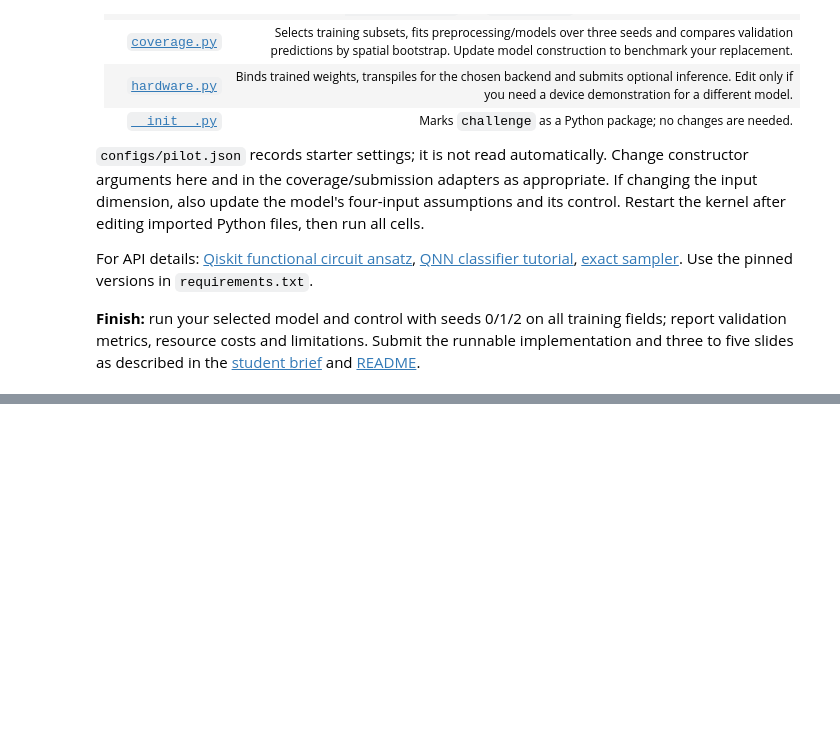
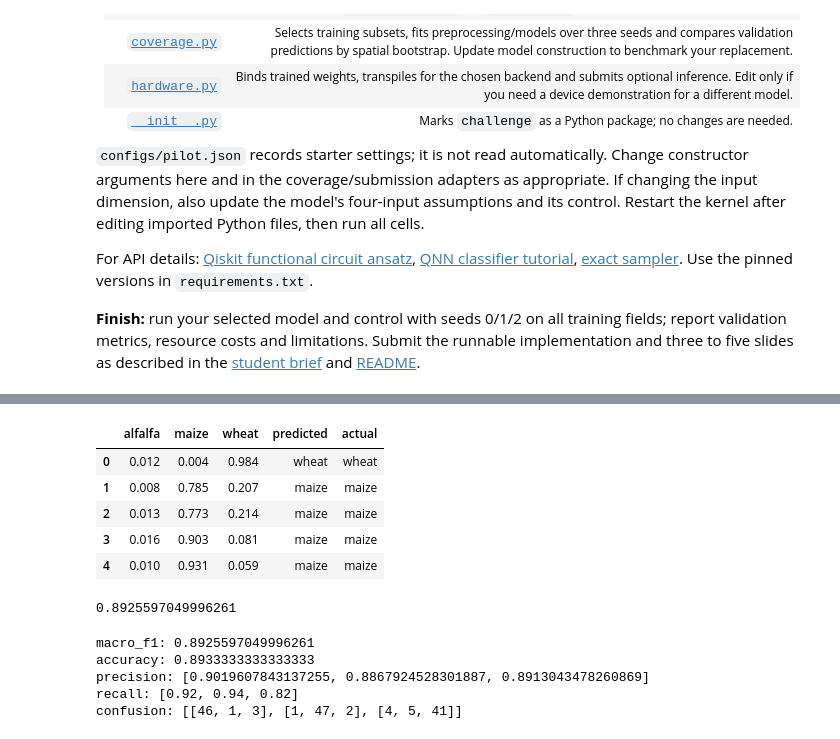
Before and after one commit to ahmedsaib/quanto, a Jupyter notebook: notebooks/Qiskit_QuantumAfrica_Crop_Challenge.ipynb, the cells around one changed output, grey strips where cells are left out. Saved outputs shown, nothing was run; the diff lists cells and outputs as text; code cells hidden in the pictures; blank space fills up the shorter version.

```diff
--- a/notebooks/Qiskit_QuantumAfrica_Crop_Challenge.ipynb
+++ b/notebooks/Qiskit_QuantumAfrica_Crop_Challenge.ipynb
@@ -349,0 +462,35 @@ for label, model_name in [('reps=1 (qnn)', 'qnn'), ('reps=2 (qnn_reps2)', 'qnn_r
+# %%
+import importlib, challenge.models
+importlib.reload(challenge.models)
+from challenge.models import QuantumKernelClassifier
+
+qk = QuantumKernelClassifier(LABELS, C=0.25).fit(A[index], starter.target.to_numpy(), seed=0)
+probs = qk.predict_proba(B[:5])
+
+df_probs = pd.DataFrame(probs, columns=LABELS)
+df_probs['predicted'] = qk.predict(B[:5])
+df_probs['actual'] = validation.target.iloc[:5].to_numpy()
+display(df_probs.round(3))
+# %% [output]
+|  | alfalfa | maize | wheat | predicted | actual |
+| 0 | 0.012 | 0.004 | 0.984 | wheat | wheat |
+| 1 | 0.008 | 0.785 | 0.207 | maize | maize |
+| 2 | 0.013 | 0.773 | 0.214 | maize | maize |
+| 3 | 0.016 | 0.903 | 0.081 | maize | maize |
+| 4 | 0.010 | 0.931 | 0.059 | maize | maize |
+# %%
+from challenge.submission import Submission
+sub = Submission().fit(A[index], starter.target.to_numpy(), seed=0)
+print(score(validation.target, sub.predict(B), LABELS)['macro_f1'])
+# %% [output]
+0.8925597049996261
+# %%
+qk_metrics = [r for r in runs if r['model'] == 'quantum_kernel'][0]['metrics']
+for k in ['macro_f1', 'accuracy', 'precision', 'recall', 'confusion']:
+    print(f"{k}: {qk_metrics[k]}")
+# %% [output]
+macro_f1: 0.8925597049996261
+accuracy: 0.8933333333333333
+precision: [0.9019607843137255, 0.8867924528301887, 0.8913043478260869]
+recall: [0.92, 0.94, 0.82]
+confusion: [[46, 1, 3], [1, 47, 2], [4, 5, 41]]
```
Also changed, not shown: parts of 6 cells of this notebook, 2 other files.
